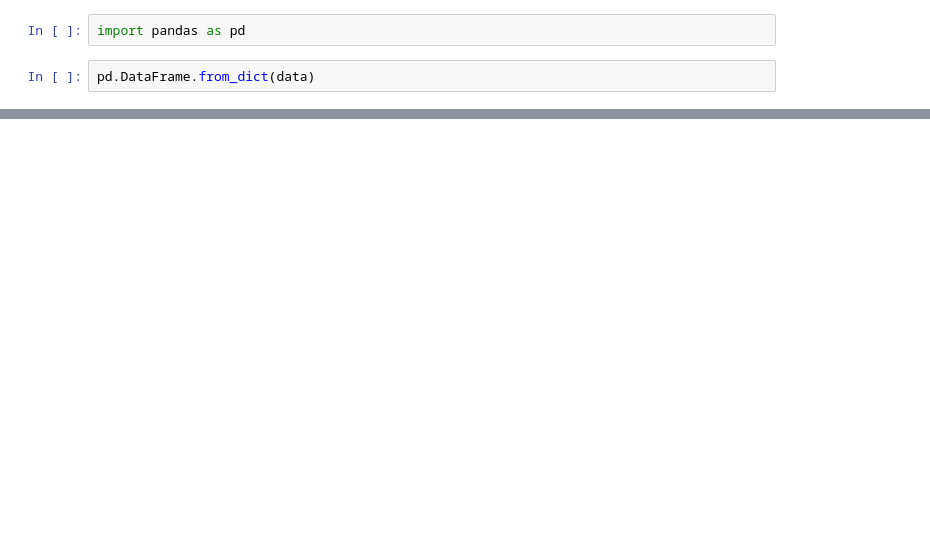
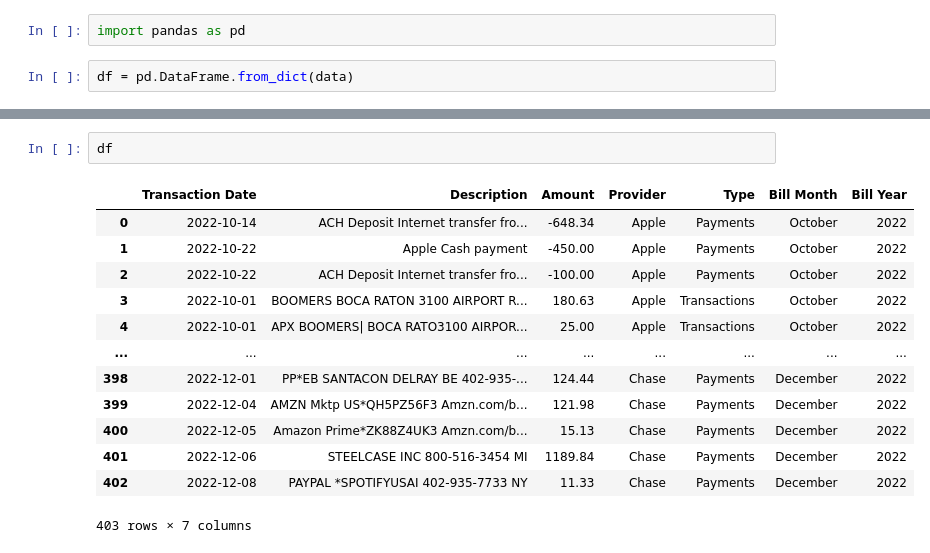
Before and after one commit to CChalland/Banking-Statmement-Converter, a Jupyter notebook: .demo/data_table.ipynb, the cells around one changed output, grey strips where cells are left out. Cells and saved outputs as stored; diff of their text form; blank space fills up the shorter version.

```diff
--- a/.demo/data_table.ipynb
+++ b/.demo/data_table.ipynb
@@ -41,4 +59,4 @@ print(data)
 # %%
 import pandas as pd
 # %%
-pd.DataFrame.from_dict(data)
+df = pd.DataFrame.from_dict(data)
@@ -58,0 +63,16 @@ pd.DataFrame.from_dict(data)
+# %%
+df
+# %% [output]
+|  | Transaction Date | Description | Amount | Provider | Type | Bill Month | Bill Year |
+| 0 | 2022-10-14 | ACH Deposit Internet transfer fro... | -648.34 | Apple | Payments | October | 2022 |
+| 1 | 2022-10-22 | Apple Cash payment | -450.00 | Apple | Payments | October | 2022 |
+| 2 | 2022-10-22 | ACH Deposit Internet transfer fro... | -100.00 | Apple | Payments | October | 2022 |
+| 3 | 2022-10-01 | BOOMERS BOCA RATON 3100 AIRPORT R... | 180.63 | Apple | Transactions | October | 2022 |
+| 4 | 2022-10-01 | APX BOOMERS| BOCA RATO3100 AIRPOR... | 25.00 | Apple | Transactions | October | 2022 |
+| ... | ... | ... | ... | ... | ... | ... | ... |
+| 398 | 2022-12-01 | PP*EB SANTACON DELRAY BE 402-935-... | 124.44 | Chase | Payments | December | 2022 |
+| 399 | 2022-12-04 | AMZN Mktp US*QH5PZ56F3 Amzn.com/b... | 121.98 | Chase | Payments | December | 2022 |
+| 400 | 2022-12-05 | Amazon Prime*ZK88Z4UK3 Amzn.com/b... | 15.13 | Chase | Payments | December | 2022 |
+| 401 | 2022-12-06 | STEELCASE INC 800-516-3454 MI | 1189.84 | Chase | Payments | December | 2022 |
+| 402 | 2022-12-08 | PAYPAL *SPOTIFYUSAI 402-935-7733 NY | 11.33 | Chase | Payments | December | 2022 |
+403 rows × 7 columns
```
Also changed, not shown: parts of 2 cells of this notebook, 1 other file.
